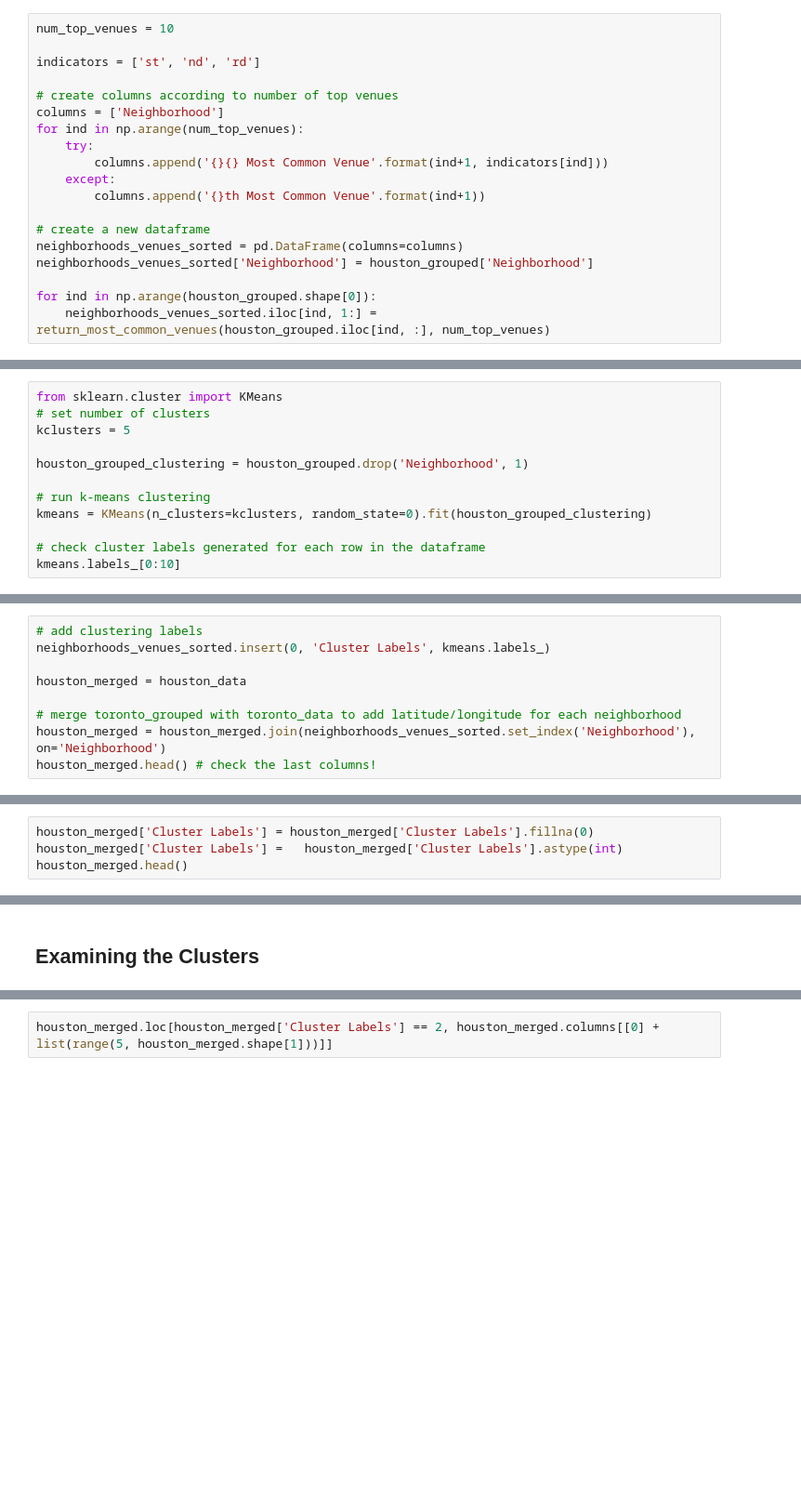
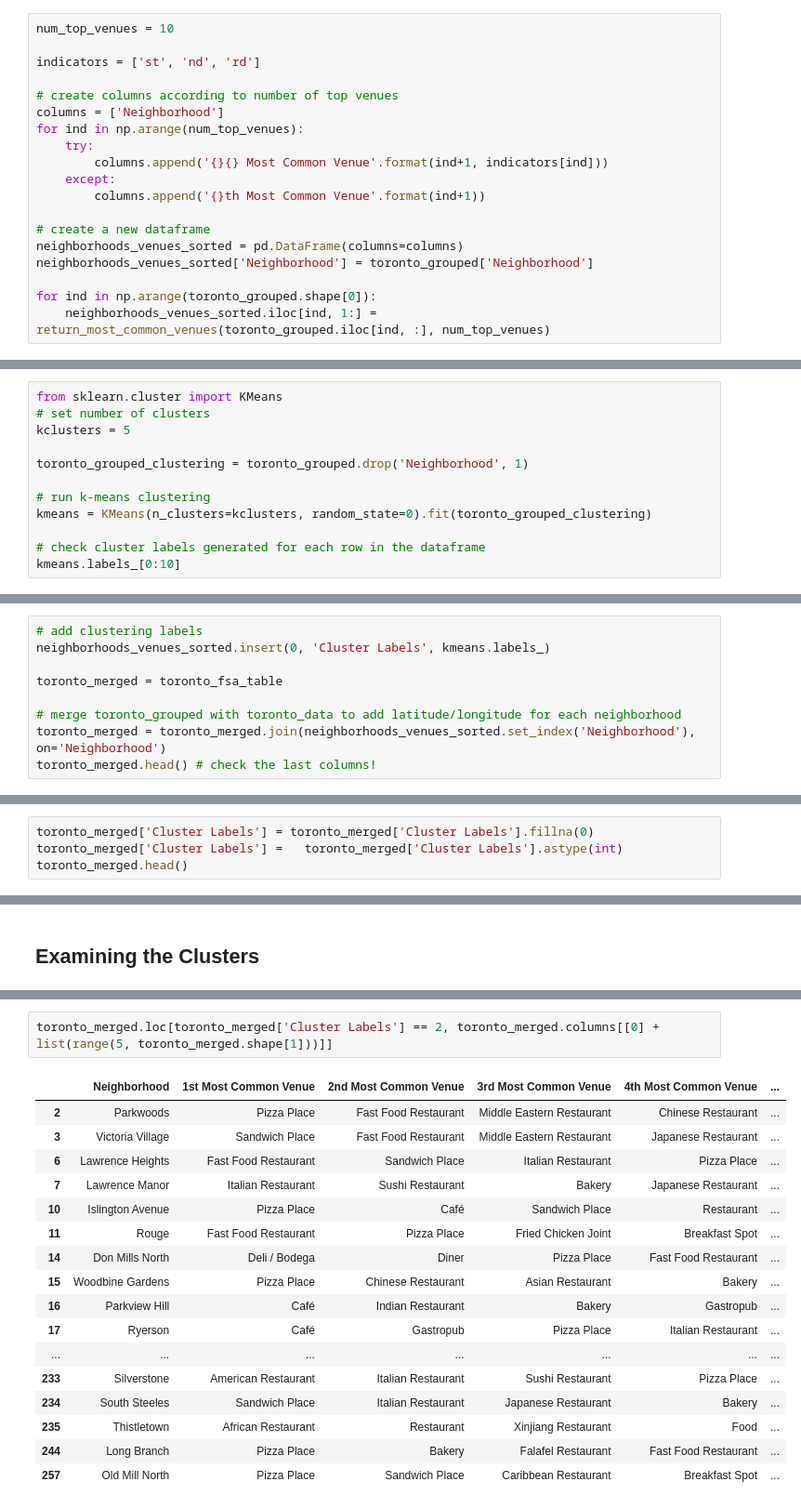
Before and after one commit to shohraafaque/Coursera_Capstone, a Jupyter notebook: Toronto - The Battle of Neighborhoods/Week 1/Battle of Neighbors Toronto.ipynb, the cells around one changed output, grey strips where cells are left out. Shown: that part at 93% size. Drawn from its saved outputs; the diff is of its cells as text; blank space fills up the shorter version.

```diff
--- a/Toronto - The Battle of Neighborhoods/Week 1/Battle of Neighbors Toronto.ipynb
+++ b/Toronto - The Battle of Neighborhoods/Week 1/Battle of Neighbors Toronto.ipynb
@@ -237,10 +323,10 @@ for ind in np.arange(num_top_venues):
 
 # create a new dataframe
 neighborhoods_venues_sorted = pd.DataFrame(columns=columns)
-neighborhoods_venues_sorted['Neighborhood'] = houston_grouped['Neighborhood']
+neighborhoods_venues_sorted['Neighborhood'] = toronto_grouped['Neighborhood']
 
-for ind in np.arange(houston_grouped.shape[0]):
-    neighborhoods_venues_sorted.iloc[ind, 1:] = return_most_common_venues(houston_grouped.iloc[ind, :], num_top_venues)
+for ind in np.arange(toronto_grouped.shape[0]):
+    neighborhoods_venues_sorted.iloc[ind, 1:] = return_most_common_venues(toronto_grouped.iloc[ind, :], num_top_venues)
 # %% [markdown]
 ## Top 10 Venues in each neighborhood
 # %%
@@ -252,10 +357,10 @@ from sklearn.cluster import KMeans
 # set number of clusters
 kclusters = 5
 
-houston_grouped_clustering = houston_grouped.drop('Neighborhood', 1)
+toronto_grouped_clustering = toronto_grouped.drop('Neighborhood', 1)
 
 # run k-means clustering
-kmeans = KMeans(n_clusters=kclusters, random_state=0).fit(houston_grouped_clustering)
+kmeans = KMeans(n_clusters=kclusters, random_state=0).fit(toronto_grouped_clustering)
 
 # check cluster labels generated for each row in the dataframe
 kmeans.labels_[0:10]
@@ -263,8 +370,8 @@ kmeans.labels_[0:10]
 # add clustering labels
 neighborhoods_venues_sorted.insert(0, 'Cluster Labels', kmeans.labels_)
 
-houston_merged = houston_data
+toronto_merged = toronto_fsa_table
 
 # merge toronto_grouped with toronto_data to add latitude/longitude for each neighborhood
-houston_merged = houston_merged.join(neighborhoods_venues_sorted.set_index('Neighborhood'), on='Neighborhood')
-houston_merged.head() # check the last columns!
+toronto_merged = toronto_merged.join(neighborhoods_venues_sorted.set_index('Neighborhood'), on='Neighborhood')
+toronto_merged.head() # check the last columns!
@@ -271,4 +385,4 @@ houston_merged.head() # check the last columns!
 # %%
-houston_merged['Cluster Labels'] = houston_merged['Cluster Labels'].fillna(0)
-houston_merged['Cluster Labels'] =   houston_merged['Cluster Labels'].astype(int)
-houston_merged.head()
+toronto_merged['Cluster Labels'] = toronto_merged['Cluster Labels'].fillna(0)
+toronto_merged['Cluster Labels'] =   toronto_merged['Cluster Labels'].astype(int)
+toronto_merged.head()
@@ -306,2 +443,20 @@ houston_merged.head()
 # %%
-houston_merged.loc[houston_merged['Cluster Labels'] == 2, houston_merged.columns[[0] + list(range(5, houston_merged.shape[1]))]]
+toronto_merged.loc[toronto_merged['Cluster Labels'] == 2, toronto_merged.columns[[0] + list(range(5, toronto_merged.shape[1]))]]
+# %% [output]
+|  | Neighborhood | 1st Most Common Venue | 2nd Most Common Venue | 3rd Most Common Venue | 4th Most Common Venue | ... |
+| 2 | Parkwoods | Pizza Place | Fast Food Restaurant | Middle Eastern Restaurant | Chinese Restaurant | ... |
+| 3 | Victoria Village | Sandwich Place | Fast Food Restaurant | Middle Eastern Restaurant | Japanese Restaurant | ... |
+| 6 | Lawrence Heights | Fast Food Restaurant | Sandwich Place | Italian Restaurant | Pizza Place | ... |
+| 7 | Lawrence Manor | Italian Restaurant | Sushi Restaurant | Bakery | Japanese Restaurant | ... |
+| 10 | Islington Avenue | Pizza Place | Café | Sandwich Place | Restaurant | ... |
+| 11 | Rouge | Fast Food Restaurant | Pizza Place | Fried Chicken Joint | Breakfast Spot | ... |
+| 14 | Don Mills North | Deli / Bodega | Diner | Pizza Place | Fast Food Restaurant | ... |
+| 15 | Woodbine Gardens | Pizza Place | Chinese Restaurant | Asian Restaurant | Bakery | ... |
+| 16 | Parkview Hill | Café | Indian Restaurant | Bakery | Gastropub | ... |
+| 17 | Ryerson | Café | Gastropub | Pizza Place | Italian Restaurant | ... |
+| ... | ... | ... | ... | ... | ... | ... |
+| 233 | Silverstone | American Restaurant | Italian Restaurant | Sushi Restaurant | Pizza Place | ... |
+| 234 | South Steeles | Sandwich Place | Italian Restaurant | Japanese Restaurant | Bakery | ... |
+| 235 | Thistletown | African Restaurant | Restaurant | Xinjiang Restaurant | Food | ... |
+| 244 | Long Branch | Pizza Place | Bakery | Falafel Restaurant | Fast Food Restaurant | ... |
+| 257 | Old Mill North | Pizza Place | Sandwich Place | Caribbean Restaurant | Breakfast Spot | ... |
```
Also changed, not shown: parts of 42 cells of this notebook.
